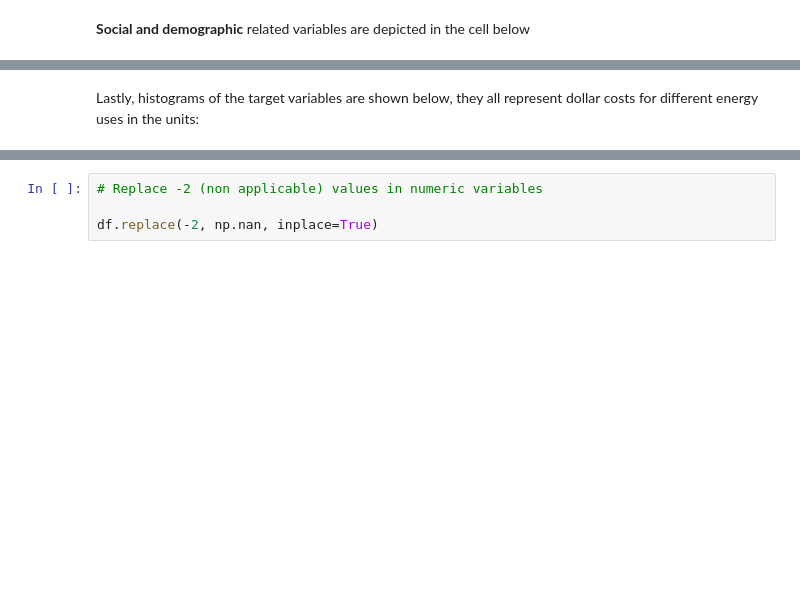
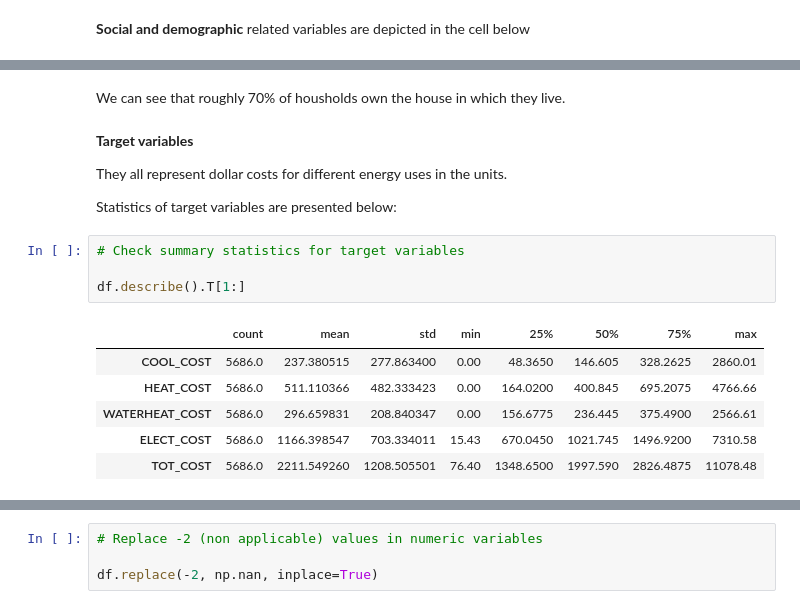
Before and after one commit to jvrnuno/Capstone-2, a Jupyter notebook: notebooks/1A_JNT_collection_and_inspection.ipynb, the cells around one changed output, grey strips where cells are left out. Cells and saved outputs as stored; diff of their text form; blank space fills up the shorter version.

```diff
--- a/notebooks/1A_JNT_collection_and_inspection.ipynb
+++ b/notebooks/1A_JNT_collection_and_inspection.ipynb
@@ -458,2 +457,19 @@ plt.show()
+# %% [markdown]
+We can see that roughly 70% of housholds own the house in which they live.
 # %% [markdown]
-Lastly, histograms of the target variables are shown below, they all represent dollar costs for different energy uses in the units:
+**Target variables**
+
+They all represent dollar costs for different energy uses in the units.
+
+Statistics of target variables are presented below:
+# %%
+# Check summary statistics for target variables
+
+df.describe().T[1:]
+# %% [output]
+|  | count | mean | std | min | 25% | 50% | 75% | max |
+| COOL_COST | 5686.0 | 237.380515 | 277.863400 | 0.00 | 48.3650 | 146.605 | 328.2625 | 2860.01 |
+| HEAT_COST | 5686.0 | 511.110366 | 482.333423 | 0.00 | 164.0200 | 400.845 | 695.2075 | 4766.66 |
+| WATERHEAT_COST | 5686.0 | 296.659831 | 208.840347 | 0.00 | 156.6775 | 236.445 | 375.4900 | 2566.61 |
+| ELECT_COST | 5686.0 | 1166.398547 | 703.334011 | 15.43 | 670.0450 | 1021.745 | 1496.9200 | 7310.58 |
+| TOT_COST | 5686.0 | 2211.549260 | 1208.505501 | 76.40 | 1348.6500 | 1997.590 | 2826.4875 | 11078.48 |
```
Also changed, not shown: parts of 26 cells of this notebook, 22 other files.
